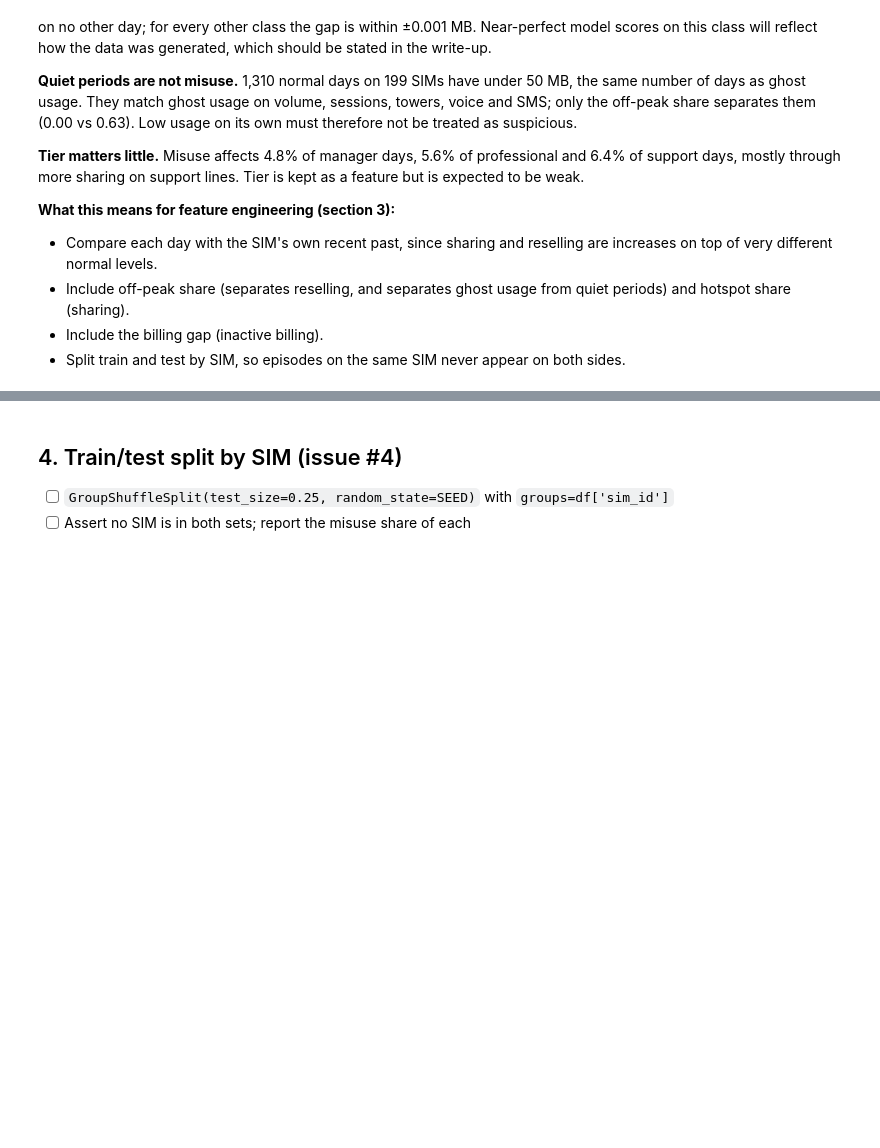
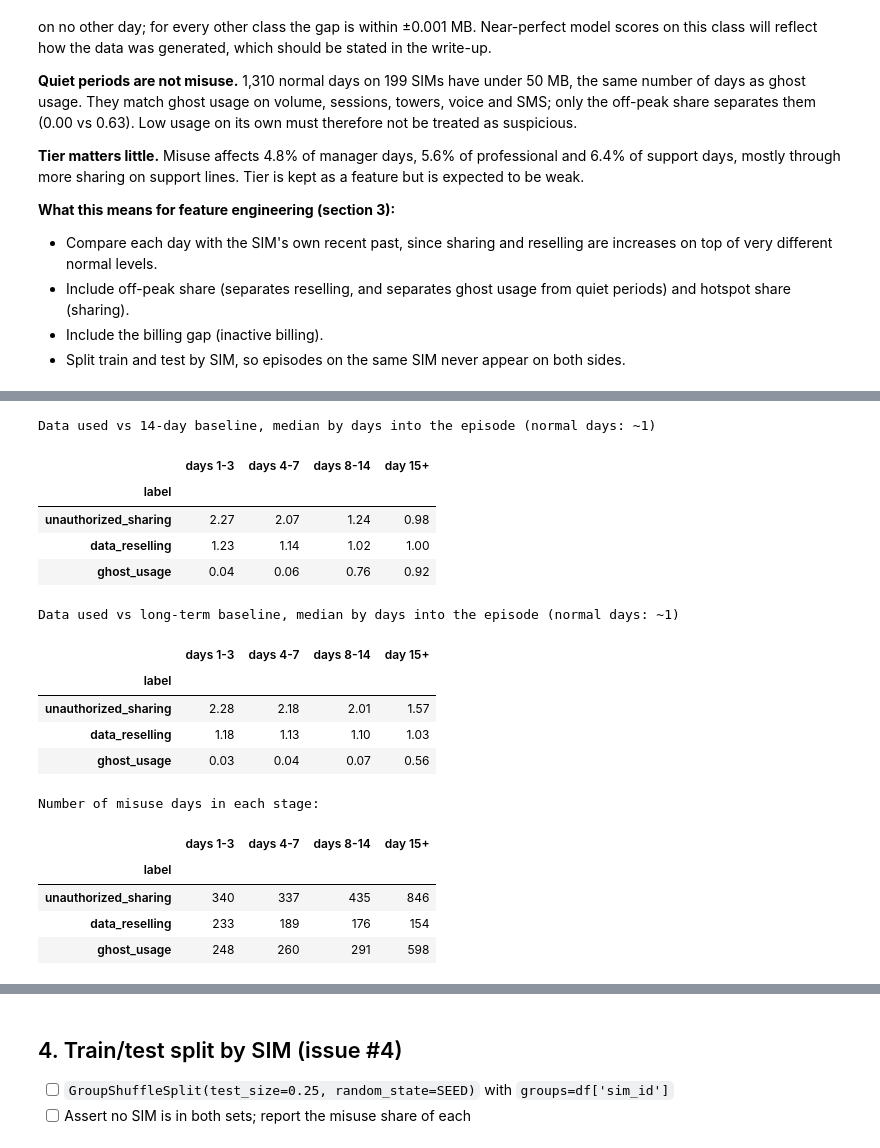
Before and after one commit to ianchomba1/proSIM, a Jupyter notebook: ml-training/notebooks/01_misuse_training.ipynb, the cells around one changed output, grey strips where cells are left out. Drawn from its saved outputs; the diff is of its cells as text; code cells hidden in the pictures; blank space fills up the shorter version.

```diff
--- a/ml-training/notebooks/01_misuse_training.ipynb
+++ b/ml-training/notebooks/01_misuse_training.ipynb
@@ -355,0 +494,35 @@ Quiet normal days are spread over 199 SIMs
+# %%
+# Day number within each run of the same label on a SIM (1 = first day of the run)
+run_id = (df["label"] != df.groupby("sim_id")["label"].shift()).cumsum()
+day_in_run = df.groupby(run_id).cumcount() + 1
+stage = pd.cut(day_in_run, [0, 3, 7, 14, 1000], labels=["days 1-3", "days 4-7", "days 8-14", "day 15+"])
+misuse = df.label != "normal"
+LONG_TYPES = ["unauthorized_sharing", "data_reselling", "ghost_usage"]
+
+for col, name in [("total_mb_vs_baseline", "14-day baseline"), ("total_mb_vs_longterm", "long-term baseline")]:
+    drift = (X.loc[misuse, col].groupby([df["label"], stage], observed=True).median()
+             .unstack().reindex(LONG_TYPES))
+    print(f"Data used vs {name}, median by days into the episode (normal days: ~1)")
+    display(drift.round(2))
+
+print("Number of misuse days in each stage:")
+df.loc[misuse].groupby(["label", stage], observed=True).size().unstack().reindex(LONG_TYPES)
+# %% [output]
+Data used vs 14-day baseline, median by days into the episode (normal days: ~1)
+|  | days 1-3 | days 4-7 | days 8-14 | day 15+ |
+| label |  |  |  |  |
+| unauthorized_sharing | 2.27 | 2.07 | 1.24 | 0.98 |
+| data_reselling | 1.23 | 1.14 | 1.02 | 1.00 |
+| ghost_usage | 0.04 | 0.06 | 0.76 | 0.92 |
+Data used vs long-term baseline, median by days into the episode (normal days: ~1)
+|  | days 1-3 | days 4-7 | days 8-14 | day 15+ |
+| label |  |  |  |  |
+| unauthorized_sharing | 2.28 | 2.18 | 2.01 | 1.57 |
+| data_reselling | 1.18 | 1.13 | 1.10 | 1.03 |
+| ghost_usage | 0.03 | 0.04 | 0.07 | 0.56 |
+Number of misuse days in each stage:
+|  | days 1-3 | days 4-7 | days 8-14 | day 15+ |
+| label |  |  |  |  |
+| unauthorized_sharing | 340 | 337 | 435 | 846 |
+| data_reselling | 233 | 189 | 176 | 154 |
+| ghost_usage | 248 | 260 | 291 | 598 |
```
Also changed, not shown: parts of 11 cells of this notebook.
